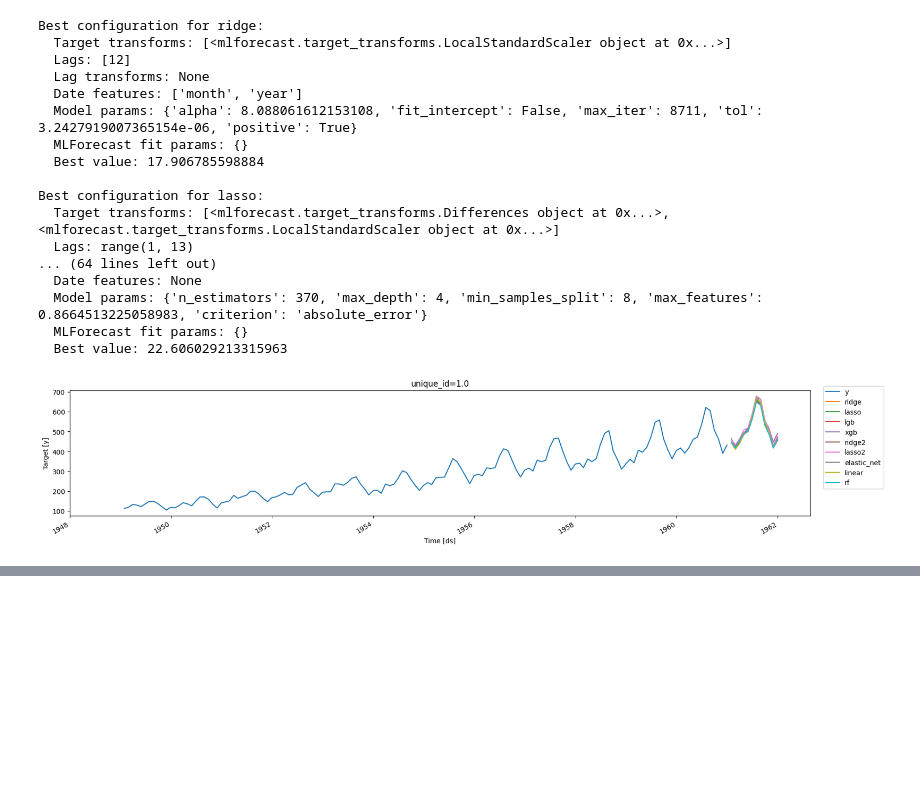
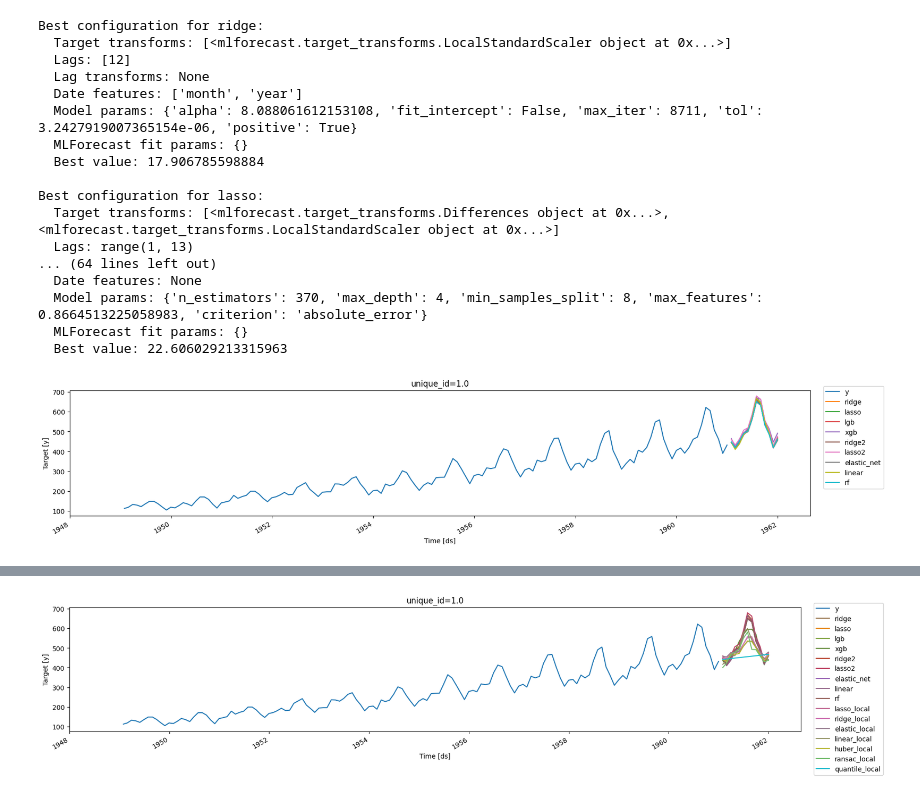
Before and after one commit to wesstone12/tool-kit, a Jupyter notebook: auto.ipynb, the cells around one changed output, grey strips where cells are left out. Saved outputs shown, nothing was run; the diff lists cells and outputs as text; code cells hidden in the pictures; blank space fills up the shorter version.

```diff
--- a/auto.ipynb
+++ b/auto.ipynb
@@ -470,0 +561,5 @@ plot_series(df, auto_mlf.predict(h = 12))
+# %%
+auto_df =auto_mlf.predict(h = 12)
+# %%
+import pandas as pd
+all = pd.merge(auto_df, preds, on=['unique_id','ds'])
@@ -470,0 +583,4 @@ plot_series(df, auto_mlf.predict(h = 12))
+# %%
+plot_series(df, all)
+# %% [output]
+[figure, added]
```
Also changed, not shown: parts of 13 cells of this notebook.
